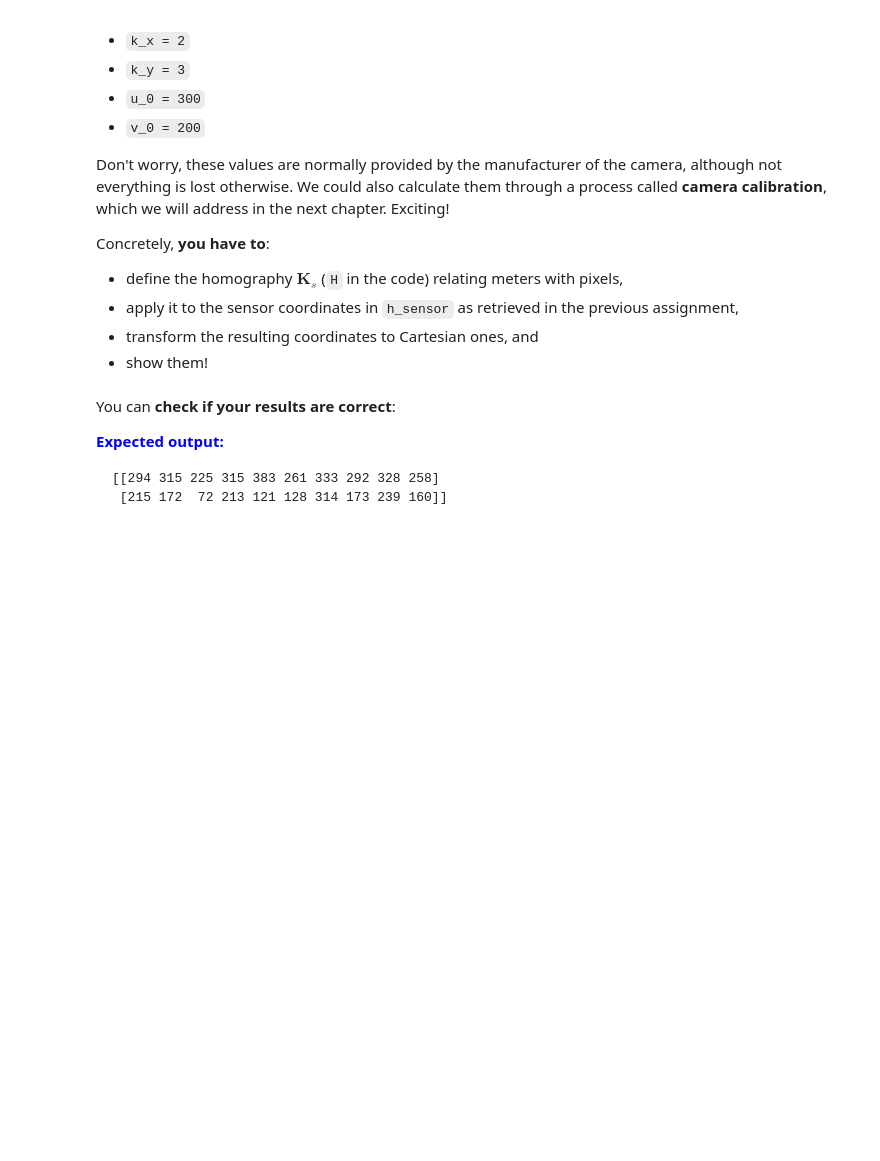
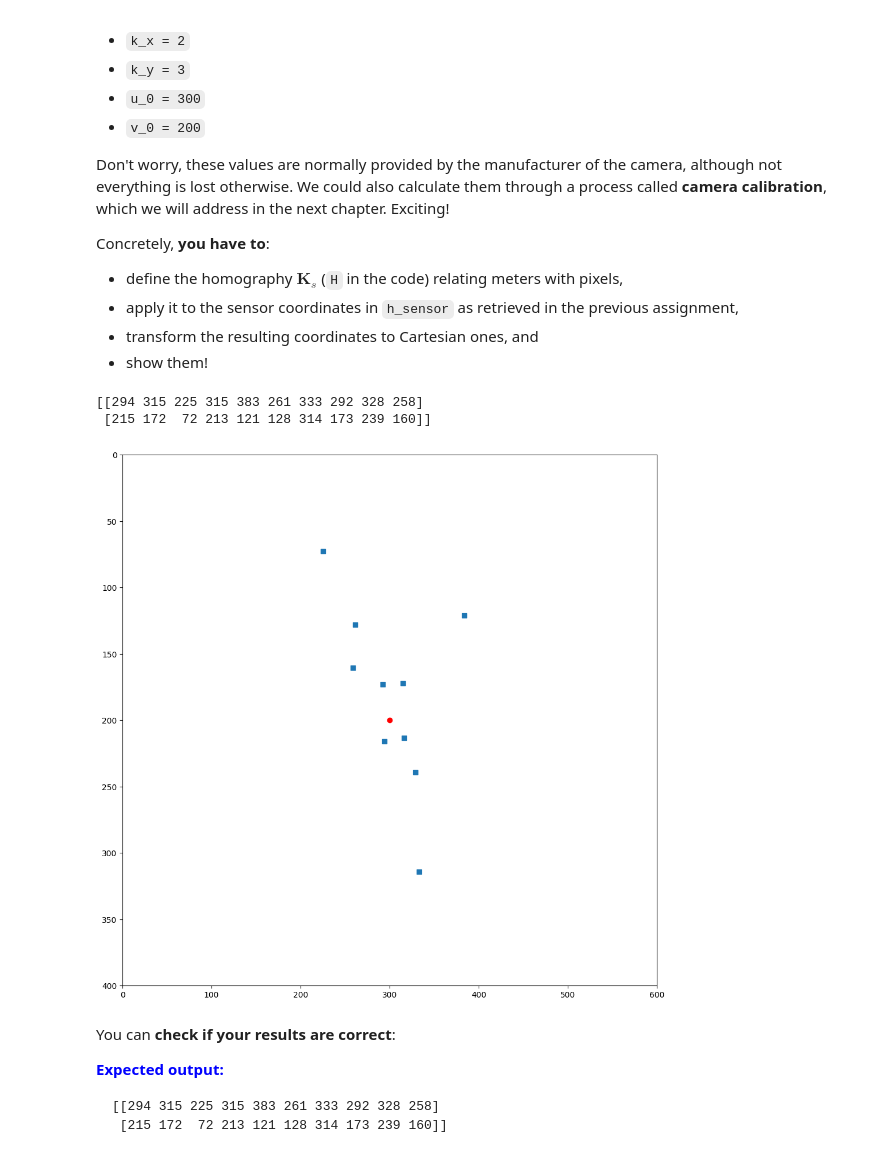
Before and after one commit to Artur797/uma_cv_2025, a Jupyter notebook: Chapter 08. Image Formation/8.4 The Camera model.ipynb, the cells around one changed output. Saved outputs shown, nothing was run; the diff lists cells and outputs as text; code cells hidden in the pictures; blank space fills up the shorter version.

```diff
--- a/Chapter 08. Image Formation/8.4 The Camera model.ipynb
+++ b/Chapter 08. Image Formation/8.4 The Camera model.ipynb
@@ -284,41 +291,45 @@ Concretely, **you have to**:
 # %%
 # ASSIGNMENT 2 --
 # Define intrinsic parameters
-kx = None
-ky = None
-u0 = None
-v0 = None
+kx = 2
+ky = 3
+u0 = 300
+v0 = 200
 
 # Write your code here!
 
 # Transformation matrix
-H = np.array(None)
+H = np.array([[kx, 0, u0], [0, ky, v0], [0, 0, 1]])
 
 # Transform sensor coordinates to image coordinates
-h_image_pixels = None @ None
+h_image_pixels = H @ h_sensor
 center = H @ np.array([0,0,1])
 
 # Transform to cartesian
-image_pixels = None / None
+image_pixels = h_image_pixels[:2,:] / h_image_pixels[2,:]
 
 # For checking if the result is right
 print(image_pixels.astype(int))
 
 # Create figure
 fig = plt.figure()
 
 # Prepare figure for 3D data
 ax = fig.gca()
 
 # Plot points
-ax.scatter(None, None, marker='s')
+ax.scatter(image_pixels[0, :], image_pixels[1, :], marker='s')
 ax.scatter(center[0], center[1], color="red")
 
 # Set axes limits
 ax.set_xlim(0, 600)
 ax.set_ylim(0, 400)
 #ax.axis('equal')
 ax.invert_yaxis() # to make the plot show the 'y' axis downwards
+# %% [output]
+[[294 315 225 315 383 261 333 292 328 258]
+ [215 172  72 213 121 128 314 173 239 160]]
+[figure, added]
 # %% [markdown]
 You can **check if your results are correct**:
 
```
Also changed, not shown: parts of 7 cells of this notebook.
